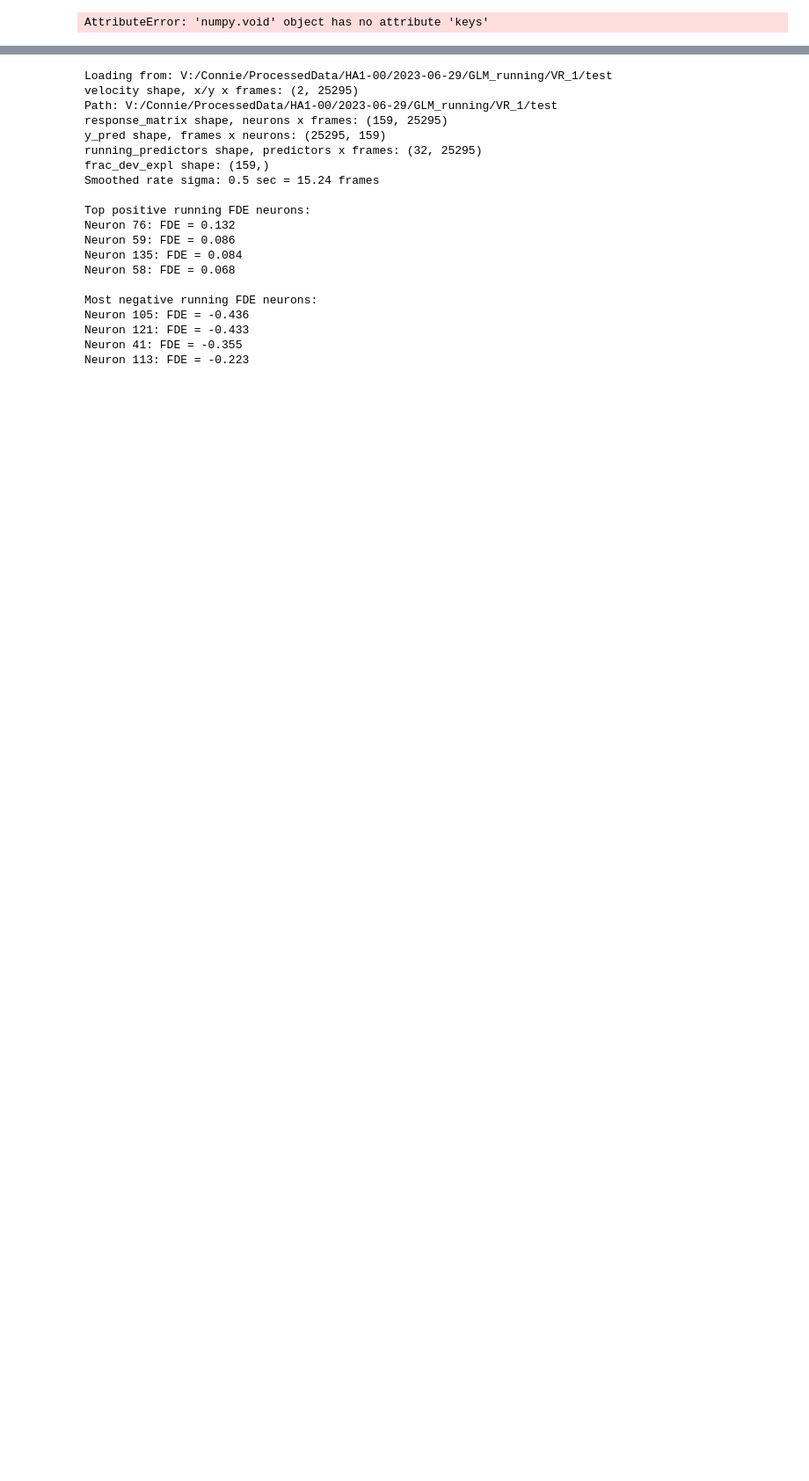
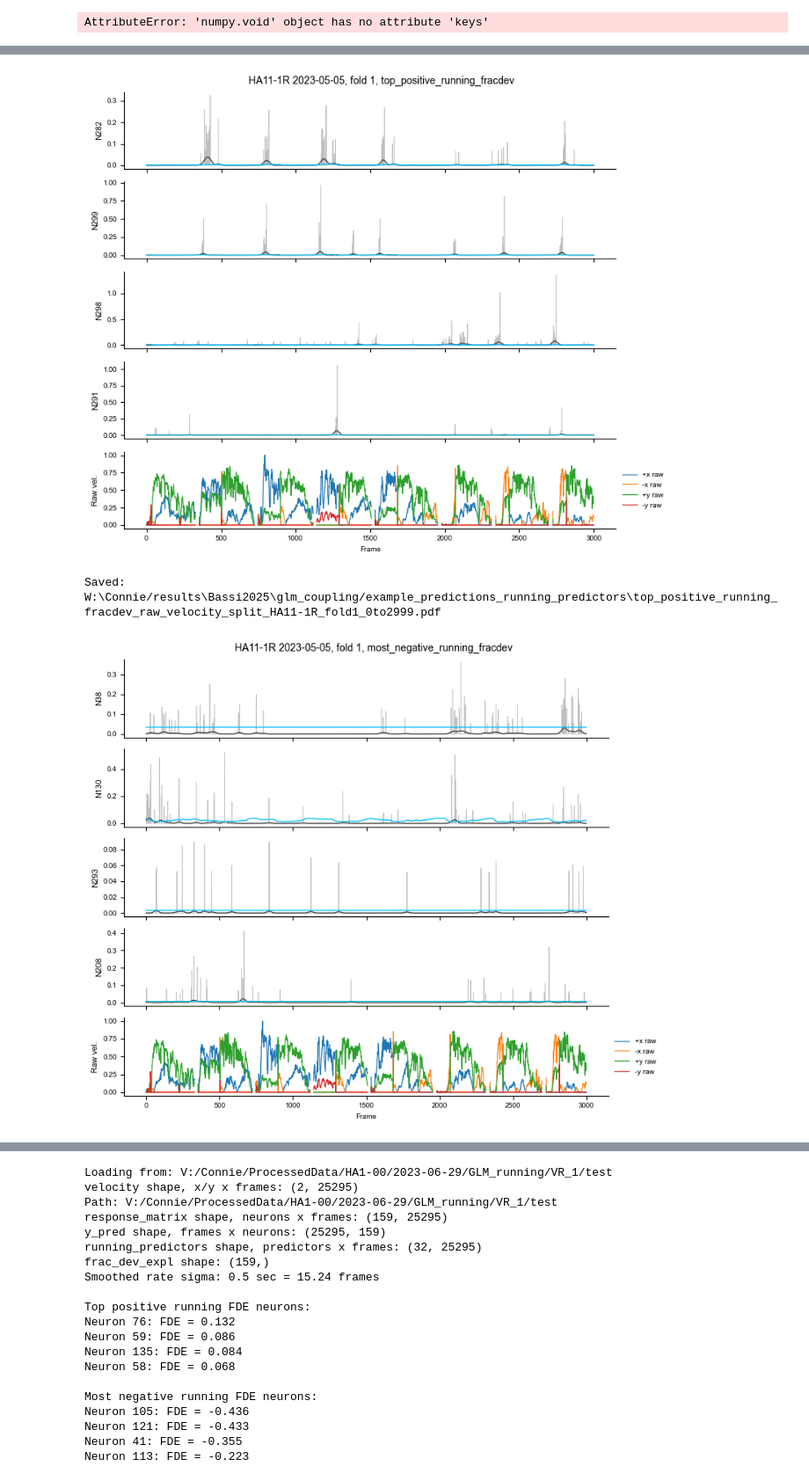
Before and after one commit to constanzabassi/GLM-analysis, a Jupyter notebook: notebooks/run_glm_encoding_analysis_running_models.ipynb, the cells around one changed output, grey strips where cells are left out. Shown at 88% size. Drawn from its saved outputs; the diff is of its cells as text; code cells hidden in the pictures; blank space fills up the shorter version.

Commit message:
minor updates on running alignment

```diff
--- a/notebooks/run_glm_encoding_analysis_running_models.ipynb
+++ b/notebooks/run_glm_encoding_analysis_running_models.ipynb
@@ -960,0 +721,64 @@ IndexError: index 387 is out of bounds for axis 0 with size 386
+# %%
+#PLOT EXAMPLE TRACES FOR TOP AND BOTTOM NEURONS
+supp_figure_dir = f'{save_results}/example_predictions_running_predictors'
+os.makedirs(supp_figure_dir, exist_ok=True)
+plot_windows = [(0,3000)]
+
+for frame_start, frame_end in plot_windows:
+    plotter.plot_running_glm_neuron_group(
+        neuron_ids=top_positive_neurons,
+        frame_start=frame_start,
+        frame_end=frame_end,
+        response_matrix=response_matrix,
+        y_pred=y_pred,
+        frac_dev_expl=frac_dev_expl,
+        running_trace_mode=running_trace_mode,
+        running_group_summaries=running_group_summaries,
+        velocity_display_traces=velocity_display_traces,
+        supp_figure_dir=supp_figure_dir,
+        animalID=animalID,
+        date=date,
+        model_type=model_type,
+        fold_number=fold_number,
+        label="top_positive_running_fracdev",
+        plot_real_activity = True #plot deconvolved or not
+    )
+
+    plotter.plot_running_glm_neuron_group(
+        neuron_ids=negative_neurons,
+        frame_start=frame_start,
+        frame_end=frame_end,
+        response_matrix=response_matrix,
+        y_pred=y_pred,
+        frac_dev_expl=frac_dev_expl,
+        running_trace_mode=running_trace_mode,
+        running_group_summaries=running_group_summaries,
+        velocity_display_traces=velocity_display_traces,
+        supp_figure_dir=supp_figure_dir,
+        animalID=animalID,
+        date=date,
+        model_type=model_type,
+        fold_number=fold_number,
+        label="most_negative_running_fracdev",
+        plot_real_activity = True #plot deconvolved or not
+    )
+
+plotter.plot_single_neuron_predictor_heatmap(
+    neuron_idx=top_positive_neurons[0],
+    frame_start=0,
+    frame_end=5000,
+    response_matrix=response_matrix,
+    y_pred=y_pred,
+    frac_dev_expl=frac_dev_expl,
+    running_predictors=running_predictors,
+    supp_figure_dir=supp_figure_dir,
+    animalID=animalID,
+    date=date,
+    model_type=model_type,
+    fold_number=fold_number,
+    label="top_positive_running_fracdev",
+)
+# %% [output]
+[figure, added]
+Saved: W:\Connie/results\Bassi2025\glm_coupling/example_predictions_running_predictors\top_positive_running_fracdev_raw_velocity_split_HA11-1R_fold1_0to2999.pdf
+[figure, added]
```
Also changed, not shown: parts of 16 cells of this notebook, 3 other files.
